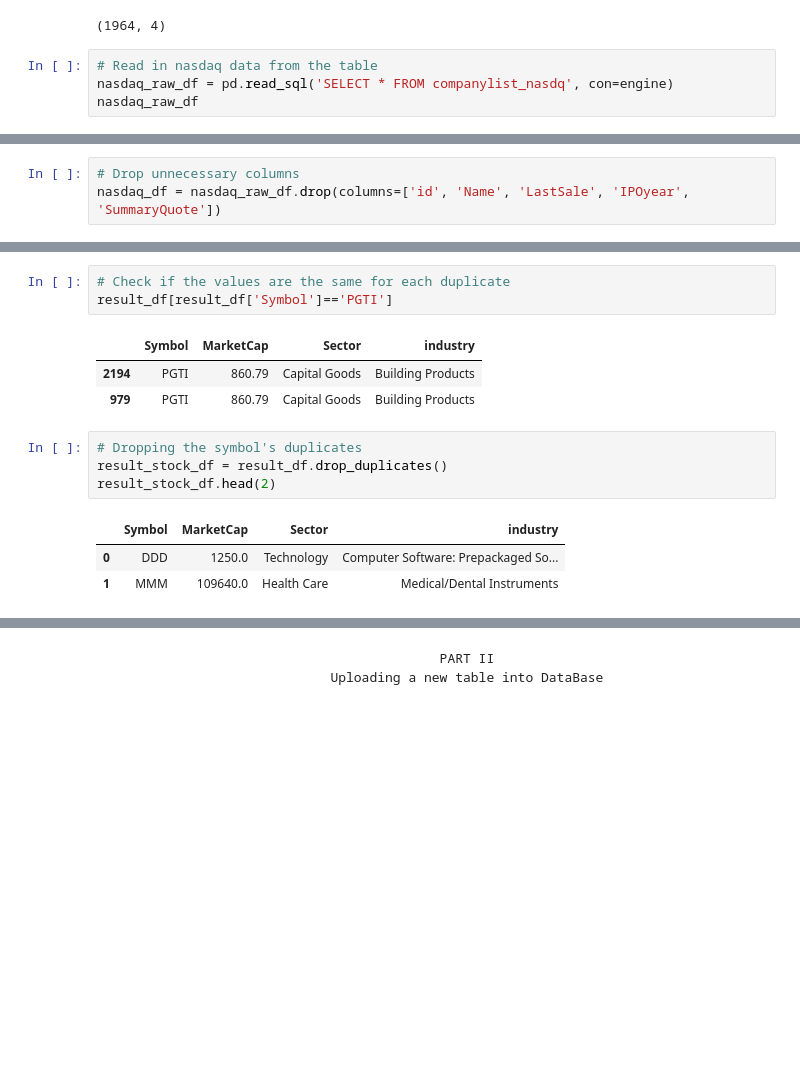
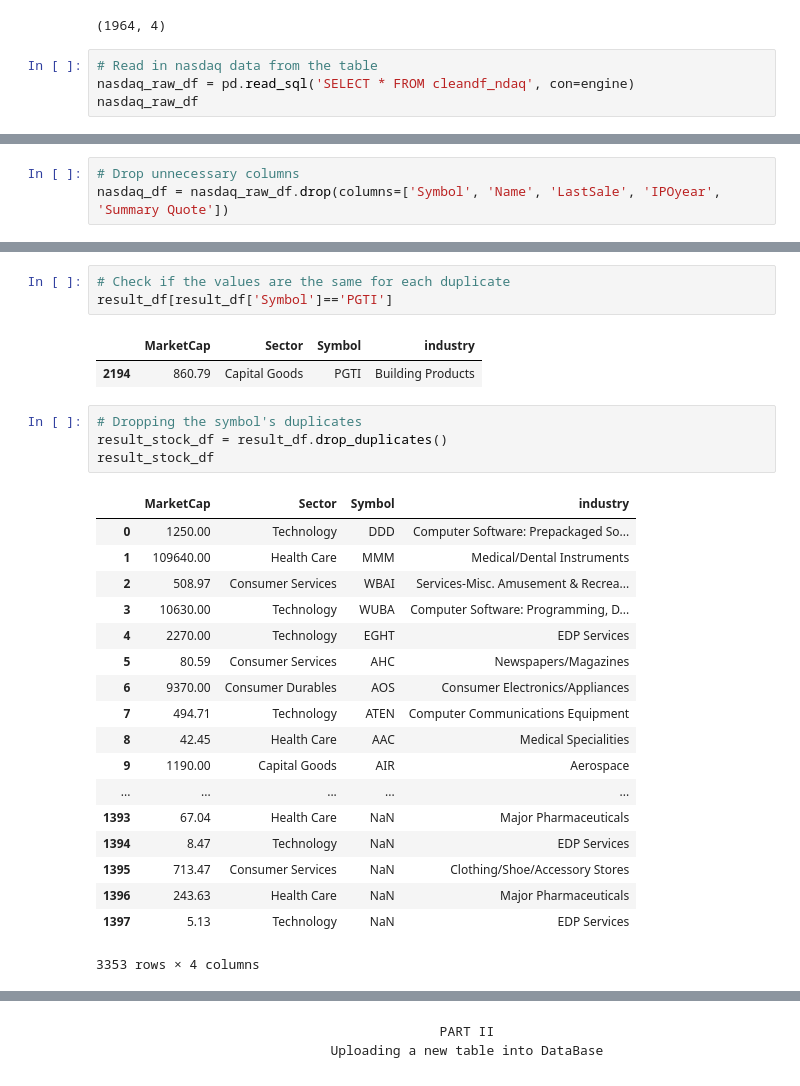
Before and after one commit to jcrossru/ETL_project, a Jupyter notebook: industry_analysis.ipynb, the cells around one changed output, grey strips where cells are left out. Cells and saved outputs as stored; diff of their text form; blank space fills up the shorter version.

```diff
--- a/industry_analysis.ipynb
+++ b/industry_analysis.ipynb
@@ -62,6 +64,6 @@ nyse_df.shape
 (1964, 4)
 # %%
 # Read in nasdaq data from the table
-nasdaq_raw_df = pd.read_sql('SELECT * FROM companylist_nasdq', con=engine)
+nasdaq_raw_df = pd.read_sql('SELECT * FROM cleandf_ndaq', con=engine)
 nasdaq_raw_df
 # %% [output]
@@ -86,6 +88,6 @@ nasdaq_raw_df
 # %%
 # Drop unnecessary columns
-nasdaq_df = nasdaq_raw_df.drop(columns=['id', 'Name', 'LastSale', 'IPOyear', 'SummaryQuote'])
+nasdaq_df = nasdaq_raw_df.drop(columns=['Symbol', 'Name', 'LastSale', 'IPOyear', 'Summary Quote'])
 # %%
 # Concat both data frames
 # Save dataframes into list
@@ -122,14 +124,28 @@ Name: Symbol, Length: 3359, dtype: int64
 # Check if the values are the same for each duplicate
 result_df[result_df['Symbol']=='PGTI']
 # %% [output]
-|  | Symbol | MarketCap | Sector | industry |
-| 2194 | PGTI | 860.79 | Capital Goods | Building Products |
-| 979 | PGTI | 860.79 | Capital Goods | Building Products |
+|  | MarketCap | Sector | Symbol | industry |
+| 2194 | 860.79 | Capital Goods | PGTI | Building Products |
 # %%
 # Dropping the symbol's duplicates
 result_stock_df = result_df.drop_duplicates()
-result_stock_df.head(2)
+result_stock_df
 # %% [output]
-|  | Symbol | MarketCap | Sector | industry |
-| 0 | DDD | 1250.0 | Technology | Computer Software: Prepackaged So... |
-| 1 | MMM | 109640.0 | Health Care | Medical/Dental Instruments |
+|  | MarketCap | Sector | Symbol | industry |
+| 0 | 1250.00 | Technology | DDD | Computer Software: Prepackaged So... |
+| 1 | 109640.00 | Health Care | MMM | Medical/Dental Instruments |
+| 2 | 508.97 | Consumer Services | WBAI | Services-Misc. Amusement & Recrea... |
+| 3 | 10630.00 | Technology | WUBA | Computer Software: Programming, D... |
+| 4 | 2270.00 | Technology | EGHT | EDP Services |
+| 5 | 80.59 | Consumer Services | AHC | Newspapers/Magazines |
+| 6 | 9370.00 | Consumer Durables | AOS | Consumer Electronics/Appliances |
+| 7 | 494.71 | Technology | ATEN | Computer Communications Equipment |
+| 8 | 42.45 | Health Care | AAC | Medical Specialities |
+| 9 | 1190.00 | Capital Goods | AIR | Aerospace |
+| ... | ... | ... | ... | ... |
+| 1393 | 67.04 | Health Care | NaN | Major Pharmaceuticals |
+| 1394 | 8.47 | Technology | NaN | EDP Services |
+| 1395 | 713.47 | Consumer Services | NaN | Clothing/Shoe/Accessory Stores |
+| 1396 | 243.63 | Health Care | NaN | Major Pharmaceuticals |
+| 1397 | 5.13 | Technology | NaN | EDP Services |
+3353 rows × 4 columns
```
Also changed, not shown: parts of 10 cells of this notebook, 4 other files.
